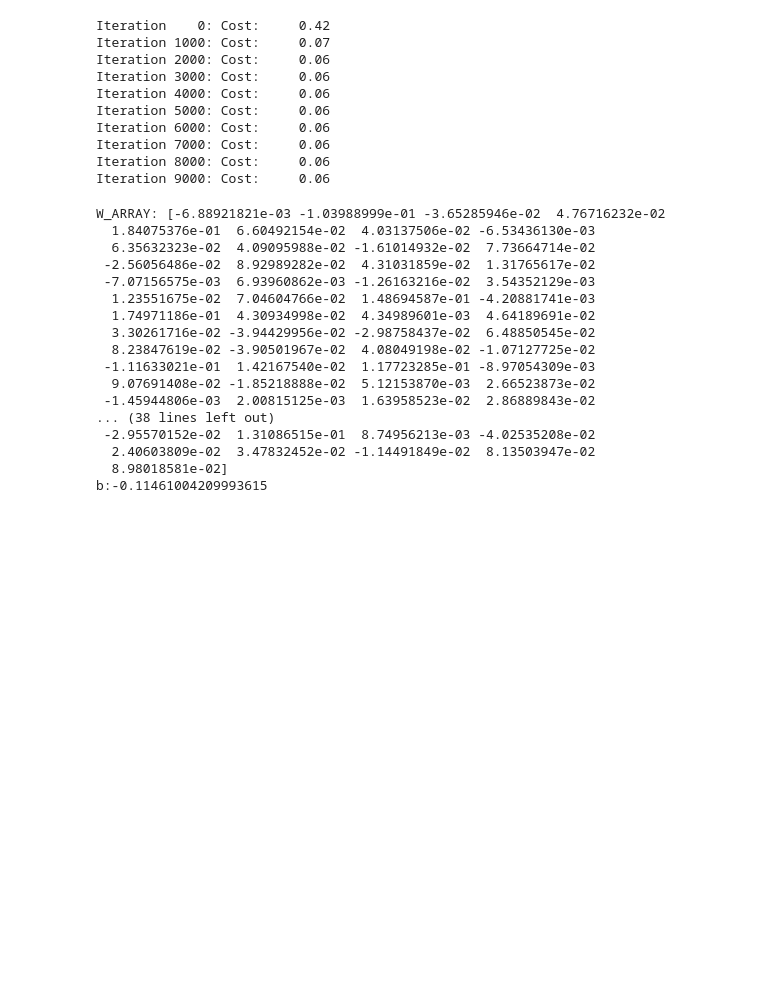
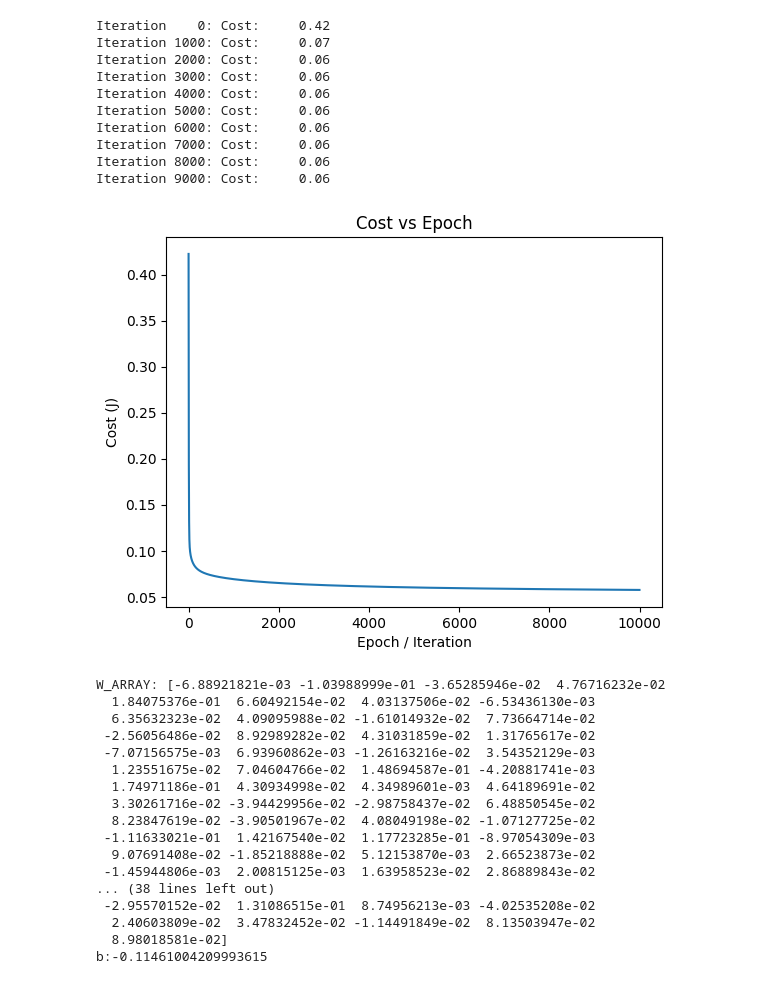
Before and after one commit to Innotech-Manipal-TP26/Ananyaraj2ndYear, a Jupyter notebook: Week1/linear_regression_model.ipynb, the cells around one changed output. Saved outputs shown, nothing was run; the diff lists cells and outputs as text; code cells hidden in the pictures; blank space fills up the shorter version.

```diff
--- a/Week1/linear_regression_model.ipynb
+++ b/Week1/linear_regression_model.ipynb
@@ -291,6 +291,15 @@ Iteration 6000: Cost:     0.06
 Iteration 7000: Cost:     0.06
 Iteration 8000: Cost:     0.06
 Iteration 9000: Cost:     0.06
+# %%
+
+plt.plot(J_hist)
+plt.xlabel("Epoch / Iteration")
+plt.ylabel("Cost (J)")
+plt.title("Cost vs Epoch")
+plt.show()
+# %% [output]
+[figure, added]
 # %%
 print(f"W_ARRAY: {w_final}")
 print(f"b:{b_final}")
```
Also changed, not shown: parts of 8 cells of this notebook.
